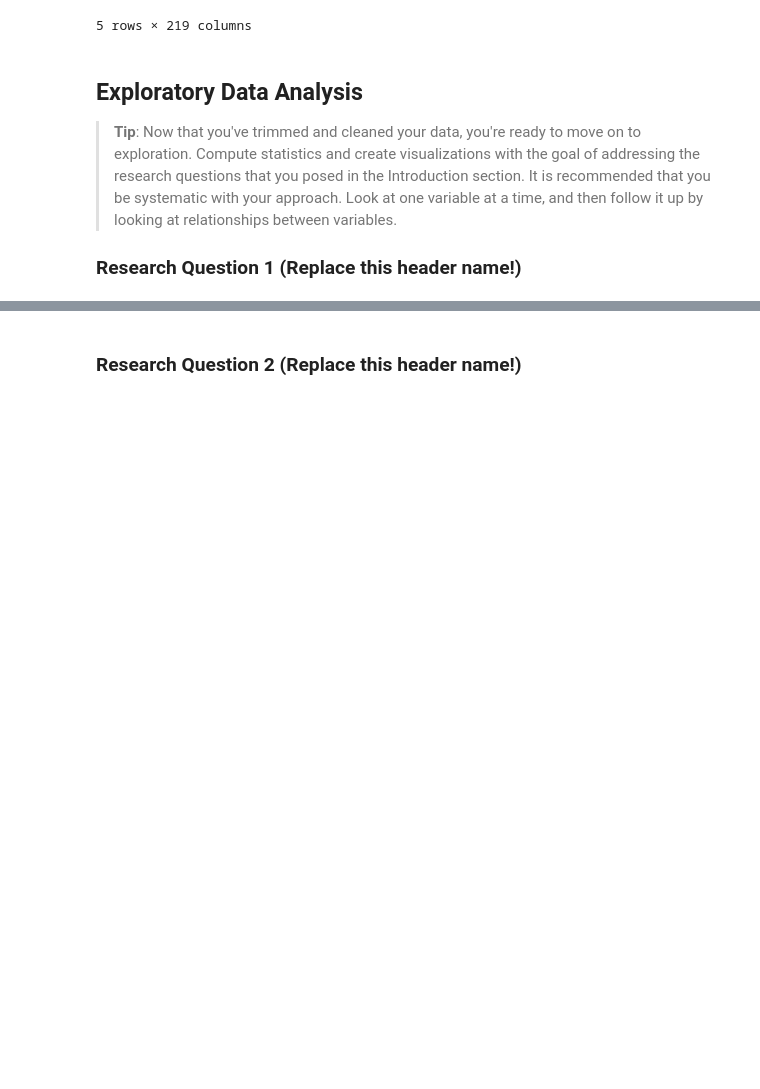
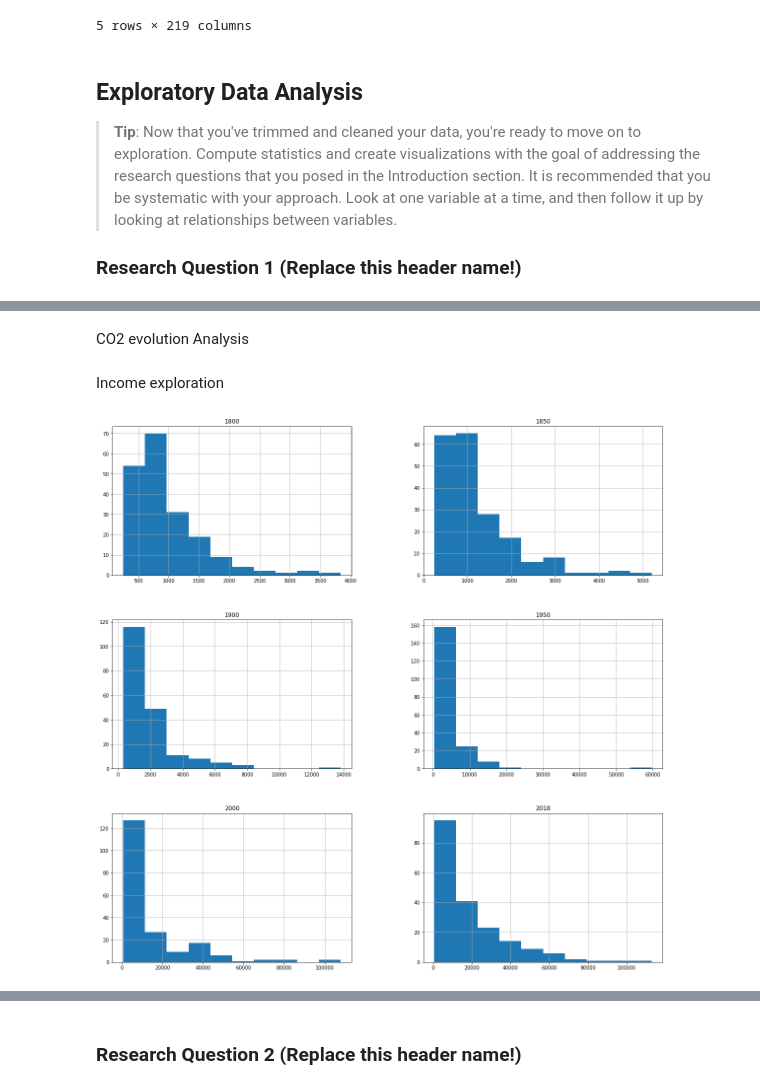
Before and after one commit to Simonmaignan/udacity-data-analysis, a Jupyter notebook: project-investigate-gapminder-dataset/investigate-a-dataset-gapminder.ipynb, the cells around one changed output, grey strips where cells are left out. Drawn from its saved outputs; the diff is of its cells as text; code cells hidden in the pictures; blank space fills up the shorter version.

```diff
--- a/project-investigate-gapminder-dataset/investigate-a-dataset-gapminder.ipynb
+++ b/project-investigate-gapminder-dataset/investigate-a-dataset-gapminder.ipynb
@@ -189,0 +232,8 @@ None
+# %% [markdown]
+CO2 evolution Analysis
+# %% [markdown]
+Income exploration
+# %%
+df_income[years_to_plot].hist(figsize=(20,20));
+# %% [output]
+[figure, added]
```
Also changed, not shown: parts of 17 cells of this notebook.
